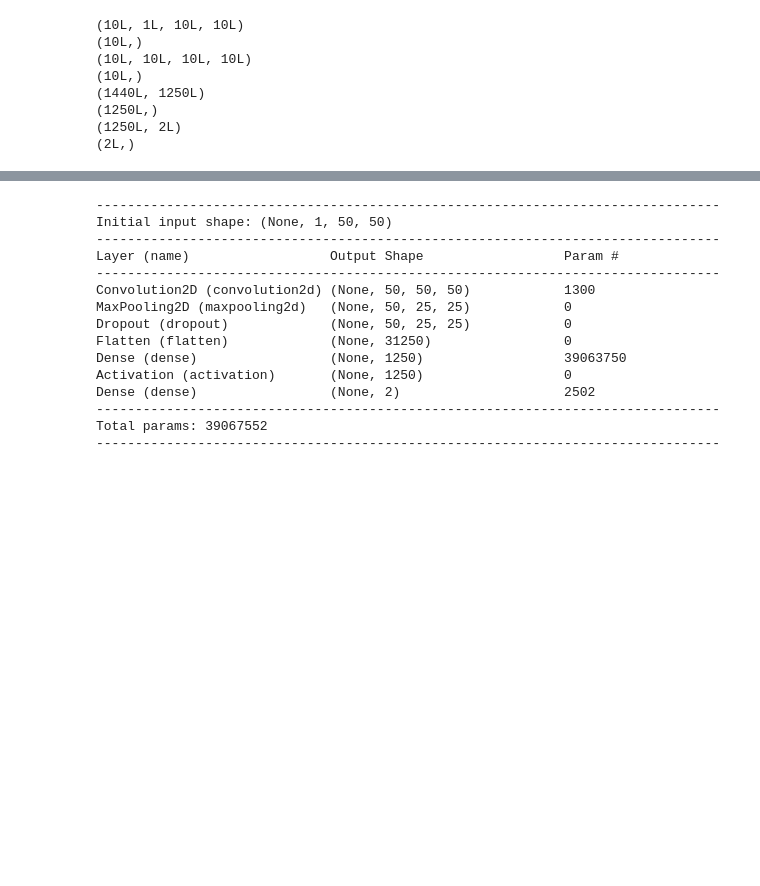
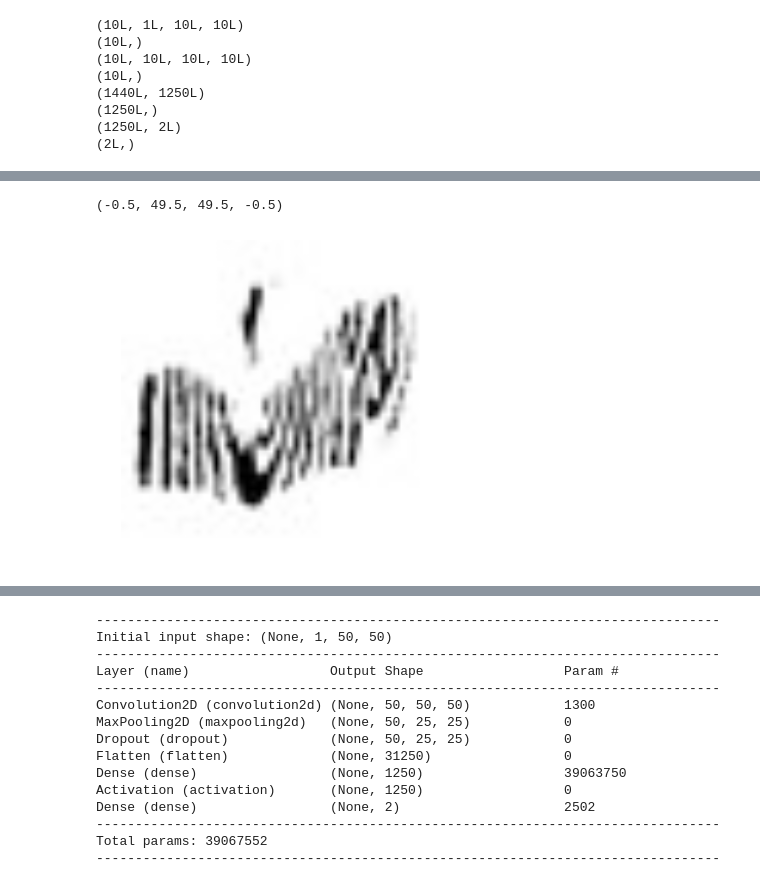
Before and after one commit to visionbang/mach_image_proc, a Jupyter notebook: theano_sandbox.ipynb, the cells around one changed output, grey strips where cells are left out. Saved outputs shown, nothing was run; the diff lists cells and outputs as text; code cells hidden in the pictures; blank space fills up the shorter version.

```diff
--- a/theano_sandbox.ipynb
+++ b/theano_sandbox.ipynb
@@ -253,3 +333,9 @@ y_ten2 = [0 if s[0] else 1 for s in y_te2]
+# %%
+plt.imshow(x_te2[-7][0])
+plt.axis('off')
+# %% [output]
+(-0.5, 49.5, 49.5, -0.5)
+[figure, added]
 # %%
 cr = classification_report(y_ten2,y_pred2)
 # %%
```
Also changed, not shown: parts of 77 cells of this notebook, 4 other files.
